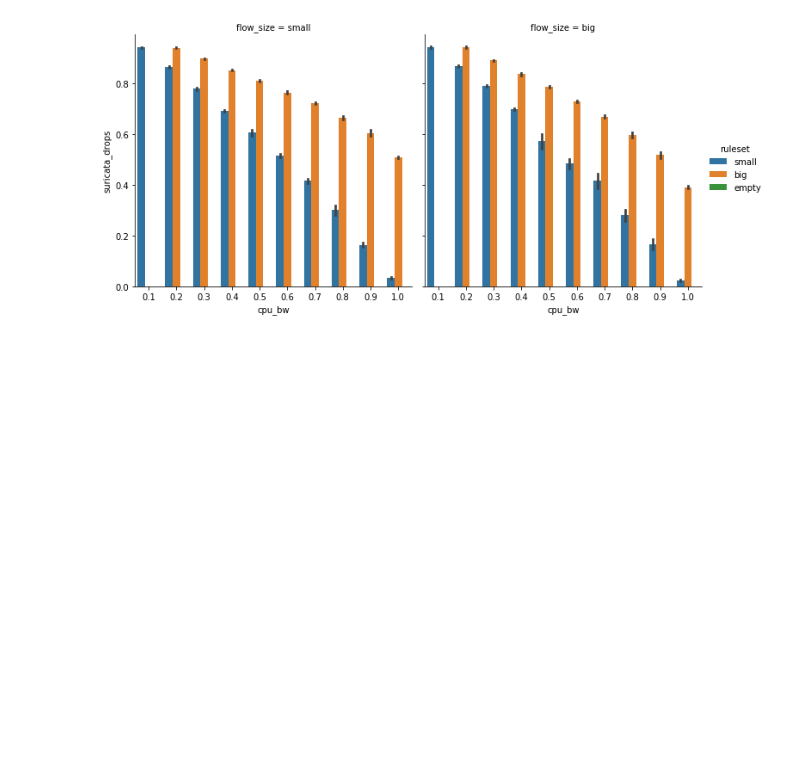
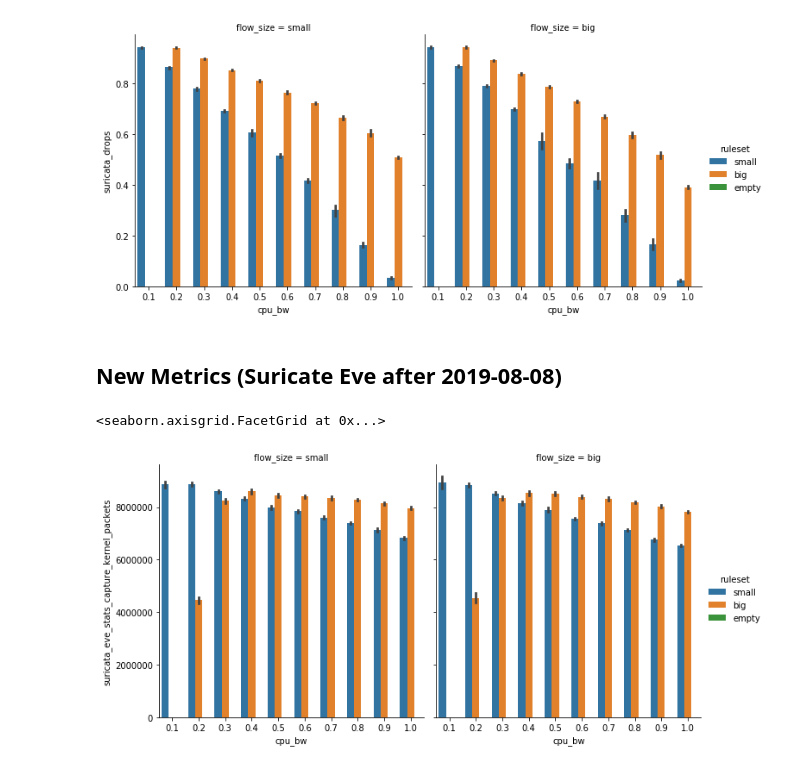
Before and after one commit to raphaelvrosa/vnf-bench-model, a Jupyter notebook: experiments/upb-vnf-bench-02/results/analysis.ipynb, the cells around one changed output. Cells and saved outputs as stored; diff of their text form; code cells hidden in the pictures; blank space fills up the shorter version.

Commit message:
Added new result polts using Suricata EVE metrics
Signed-off-by: peusterm <manuel.peuster@uni-paderborn.de>

```diff
--- a/experiments/upb-vnf-bench-02/results/analysis.ipynb
+++ b/experiments/upb-vnf-bench-02/results/analysis.ipynb
@@ -84,6 +84,9 @@ map_columns = {
     "metric__vnf0.vdu01.0__suricata_packets": "suricata_packets",
     "metric__vnf0.vdu01.0__suricata_dropped": "suricata_dropped",
     "metric__vnf0.vdu01.0__suricata_drops": "suricata_drops",
+    "metric__vnf0.vdu01.0__suricata_eve_stats_capture_kernel_packets": "suricata_eve_stats_capture_kernel_packets",
+    "metric__vnf0.vdu01.0__suricata_eve_stats_decoder_bytes": "suricata_eve_stats_decoder_bytes",
+    "metric__vnf0.vdu01.0__suricata_eve_stats_capture_kernel_drops": "suricata_eve_stats_capture_kernel_drops",
     #"metric__vnf0.vdu01.0__stat__input__rx_bytes": "if_rx_bytes",
     #"metric__vnf0.vdu01.0__stat__input__rx_dropped": "if_in_rx_dropped",
     #"metric__vnf0.vdu01.0__stat__input__rx_errors": "if_in_rx_errors",
@@ -139,3 +144,10 @@ sns.catplot(data=df, x="cpu_bw", y="suricata_drops", hue="ruleset", col="flow_si
 # %% [output]
 <seaborn.axisgrid.FacetGrid at 0x...>
 [figure]
+# %% [markdown]
+## New Metrics (Suricate Eve after 2019-08-08)
+# %%
+sns.catplot(data=df, x="cpu_bw", y="suricata_eve_stats_capture_kernel_packets", hue="ruleset", col="flow_size", kind="bar")
+# %% [output]
+<seaborn.axisgrid.FacetGrid at 0x...>
+[figure, added]
```
Also changed, not shown: parts of 5 cells of this notebook.
